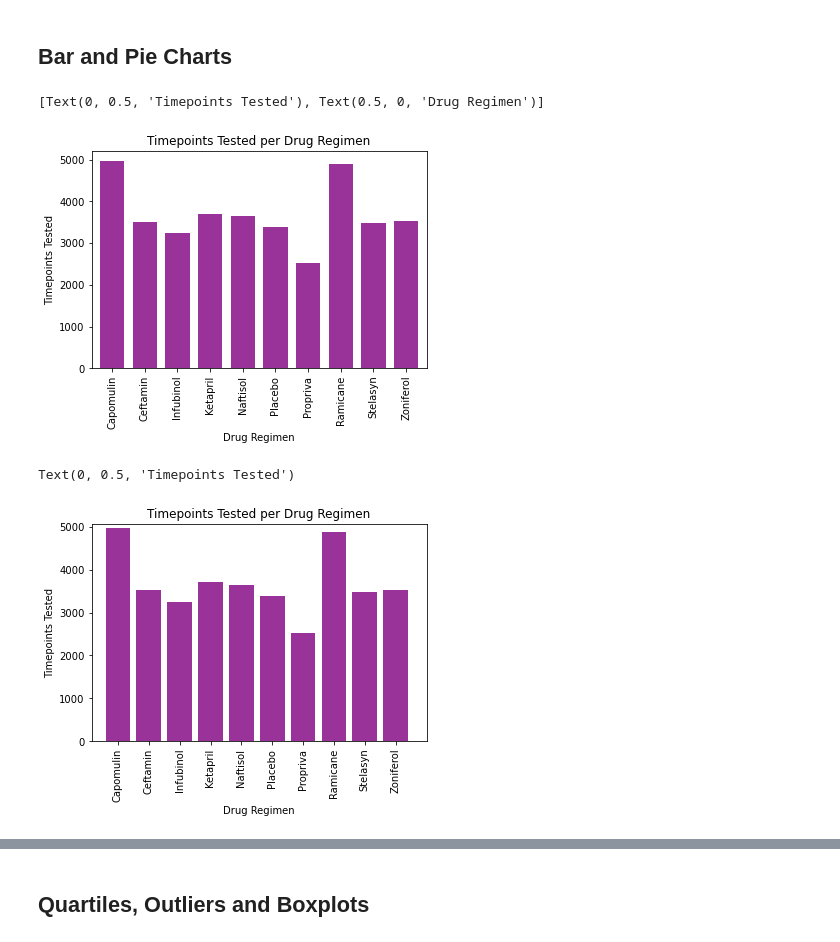
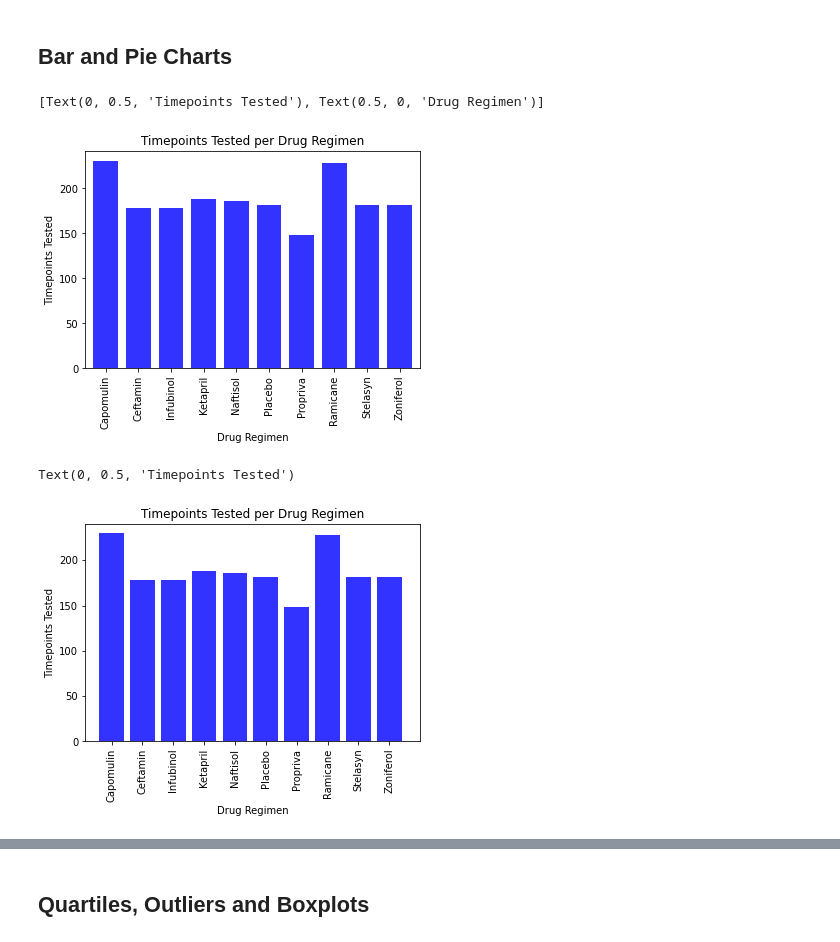
Before and after one commit to isabellajade/matplotlib-challenge, a Jupyter notebook: Pymaceuticals/pymaceuticals_starter.ipynb, the cells around one changed output, grey strips where cells are left out. Drawn from its saved outputs; the diff is of its cells as text; code cells hidden in the pictures.

```diff
--- a/Pymaceuticals/pymaceuticals_starter.ipynb
+++ b/Pymaceuticals/pymaceuticals_starter.ipynb
@@ -128,30 +128,30 @@ summary_statistics
 ## Bar and Pie Charts
 # %%
 # Generate a bar plot showing the total number of timepoints for all mice tested for each drug regimen using Pandas.
-timepoint_sum = cleaned_df.groupby("Drug Regimen").sum()["Timepoint"]
+timepoint_sum = cleaned_df.groupby("Drug Regimen").count()["Timepoint"]
 
-bar_chart = timepoint_sum.plot(kind = 'bar', color = 'purple', alpha = 0.8,
+bar_chart = timepoint_sum.plot(kind = 'bar', color = 'blue', alpha = 0.8,
                                title = 'Timepoints Tested per Drug Regimen', width= 0.75, align= 'center')
-#bar_chart.setylabel("Timepoints Tested")
+
 bar_chart.set(xlabel="Drug Regimen", ylabel="Timepoints Tested")
 # %% [output]
 [Text(0, 0.5, 'Timepoints Tested'), Text(0.5, 0, 'Drug Regimen')]
-[figure, old version]
+[figure, new version]
 # %%
 # Generate a bar plot showing the total number of timepoints for all mice tested for each drug regimen using pyplot.
 drug_regimen = cleaned_df["Drug Regimen"].sort_values().unique()
-plt.bar(drug_regimen, timepoint_sum, color = 'purple', alpha = 0.8, align = 'center')
+plt.bar(drug_regimen, timepoint_sum, color = 'blue', alpha = 0.8, align = 'center')
 plt.xlim(-0.85, len(drug_regimen))
-plt.ylim(0, max(timepoint_sum)+100)
+plt.ylim(0, max(timepoint_sum)+10)
 
 tick_location = [value for value in drug_regimen]
 plt.xticks(tick_location, rotation = 'vertical')
 
 plt.title("Timepoints Tested per Drug Regimen")
 plt.xlabel("Drug Regimen")
 plt.ylabel("Timepoints Tested")
 # %% [output]
 Text(0, 0.5, 'Timepoints Tested')
-[figure, old version]
+[figure, new version]
 # %%
 # Generate a pie plot showing the distribution of female versus male mice using Pandas
```
Also changed, not shown: parts of 12 cells of this notebook.
